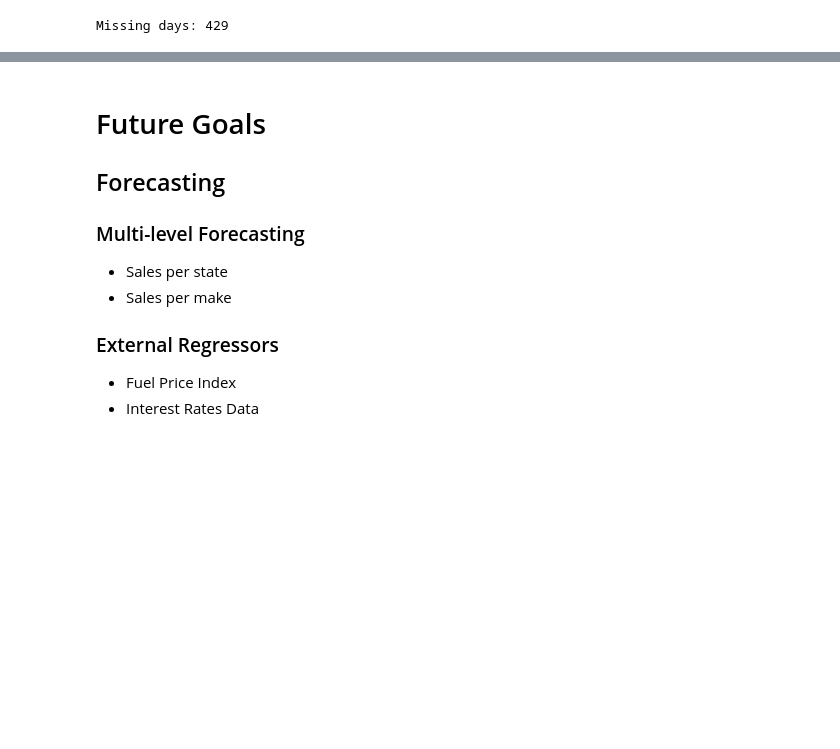
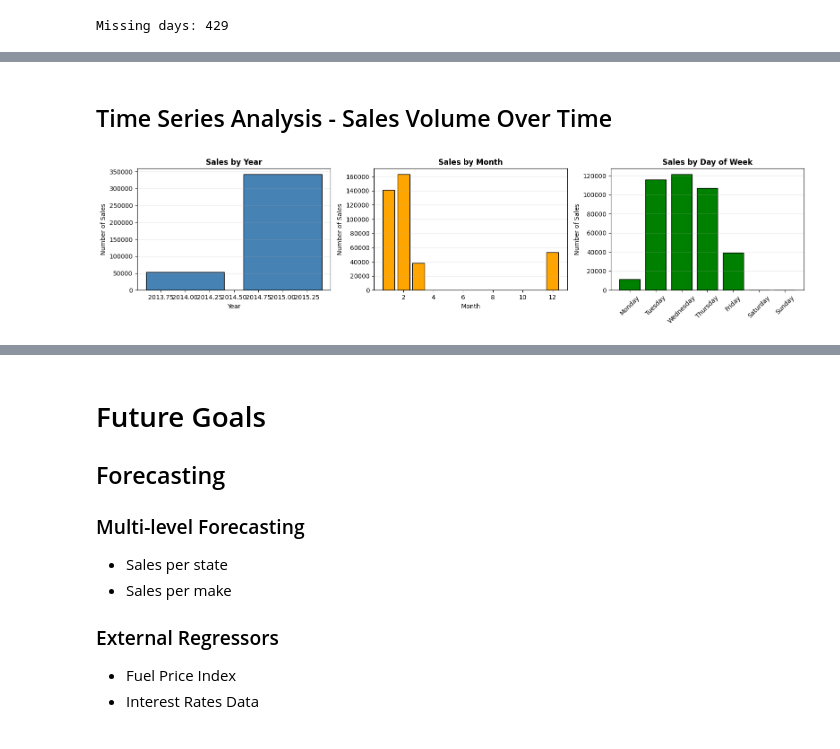
Before and after one commit to KhanMarshaI/Sales-Forecasting-System, a Jupyter notebook: main.ipynb, the cells around one changed output, grey strips where cells are left out. Saved outputs shown, nothing was run; the diff lists cells and outputs as text; code cells hidden in the pictures; blank space fills up the shorter version.

```diff
--- a/main.ipynb
+++ b/main.ipynb
@@ -163,0 +299,37 @@ Missing days: 429
+# %% [markdown]
+## Time Series Analysis - Sales Volume Over Time
+# %%
+# Analyze sales by year and month
+sales_by_year = dataframe.groupby('sale_year').size()
+sales_by_month = dataframe.groupby('sale_month').size()
+sales_by_dayofweek = dataframe.groupby('sale_dayofweek').size()
+
+fig, axes = plt.subplots(1, 3, figsize=(16, 4))
+
+# Sales by Year
+axes[0].bar(sales_by_year.index, sales_by_year.values, color='steelblue', edgecolor='black')
+axes[0].set_title('Sales by Year', fontsize=12, fontweight='bold')
+axes[0].set_xlabel('Year')
+axes[0].set_ylabel('Number of Sales')
+axes[0].grid(axis='y', alpha=0.3)
+
+# Sales by Month
+axes[1].bar(sales_by_month.index, sales_by_month.values, color='orange', edgecolor='black')
+axes[1].set_title('Sales by Month', fontsize=12, fontweight='bold')
+axes[1].set_xlabel('Month')
+axes[1].set_ylabel('Number of Sales')
+axes[1].grid(axis='y', alpha=0.3)
+
+# Sales by Day of Week
+day_names = ['Monday', 'Tuesday', 'Wednesday', 'Thursday', 'Friday', 'Saturday', 'Sunday']
+axes[2].bar(range(len(sales_by_dayofweek)), sales_by_dayofweek.values, color='green', edgecolor='black')
+axes[2].set_xticks(range(len(day_names)))
+axes[2].set_xticklabels(day_names, rotation=45)
+axes[2].set_title('Sales by Day of Week', fontsize=12, fontweight='bold')
+axes[2].set_ylabel('Number of Sales')
+axes[2].grid(axis='y', alpha=0.3)
+
+plt.tight_layout()
+plt.show()
+# %% [output]
+[figure, added]
```
Also changed, not shown: parts of 14 cells of this notebook.
